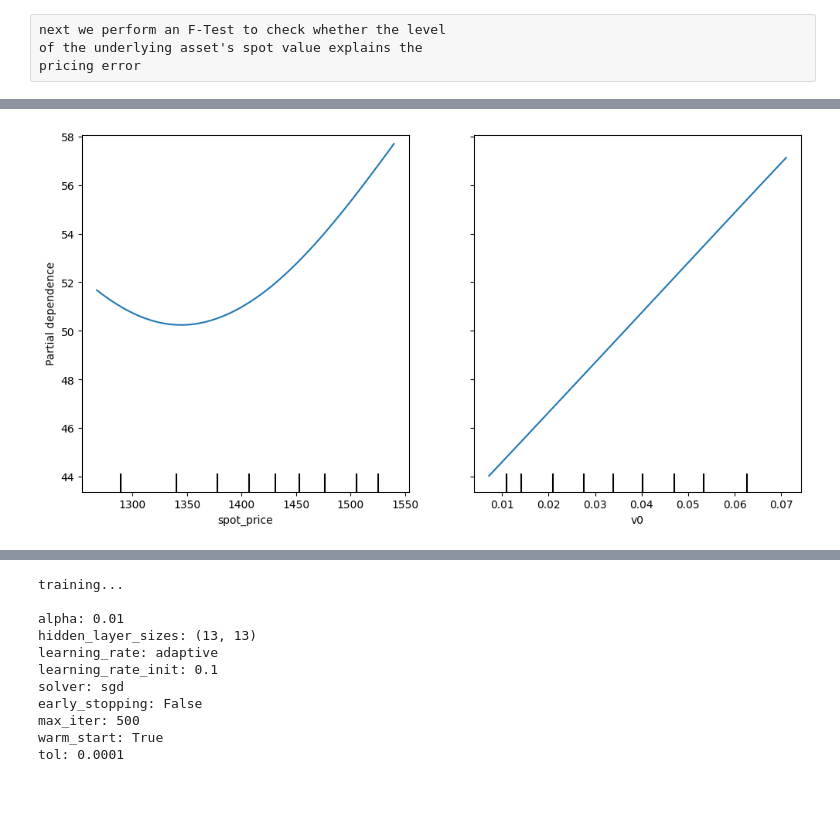
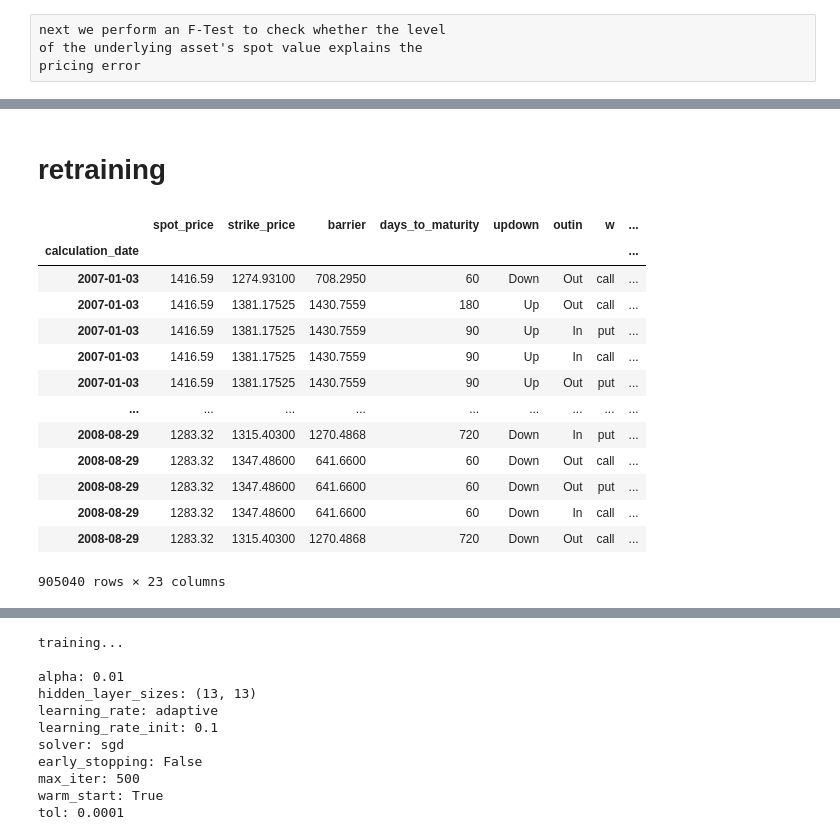
Before and after one commit to boomelage/machine-learning-option-pricing, a Jupyter notebook: trained_model_backtesting.ipynb, the cells around one changed output, grey strips where cells are left out. Cells and saved outputs as stored; diff of their text form; code cells hidden in the pictures; blank space fills up the shorter version.

```diff
--- a/trained_model_backtesting.ipynb
+++ b/trained_model_backtesting.ipynb
@@ -252,7 +296,19 @@ regression_data
-# %%
-from sklearn.inspection import partial_dependence,PartialDependenceDisplay
-part_disp_X = train_data[model_fit.feature_names_in_]
-fig, ax = plt.subplots(figsize=(12, 6))
-disp = PartialDependenceDisplay.from_estimator(model_fit, part_disp_X, ["spot_price", "v0"], ax=ax)
-# %% [output]
-[figure, removed]
+# %% [markdown]
+# retraining
+# %%
+train_data
+# %% [output]
+|  | spot_price | strike_price | barrier | days_to_maturity | updown | outin | w | ... |
+| calculation_date |  |  |  |  |  |  |  | ... |
+| 2007-01-03 | 1416.59 | 1274.93100 | 708.2950 | 60 | Down | Out | call | ... |
+| 2007-01-03 | 1416.59 | 1381.17525 | 1430.7559 | 180 | Up | Out | call | ... |
+| 2007-01-03 | 1416.59 | 1381.17525 | 1430.7559 | 90 | Up | In | put | ... |
+| 2007-01-03 | 1416.59 | 1381.17525 | 1430.7559 | 90 | Up | In | call | ... |
+| 2007-01-03 | 1416.59 | 1381.17525 | 1430.7559 | 90 | Up | Out | put | ... |
+| ... | ... | ... | ... | ... | ... | ... | ... | ... |
+| 2008-08-29 | 1283.32 | 1315.40300 | 1270.4868 | 720 | Down | In | put | ... |
+| 2008-08-29 | 1283.32 | 1347.48600 | 641.6600 | 60 | Down | Out | call | ... |
+| 2008-08-29 | 1283.32 | 1347.48600 | 641.6600 | 60 | Down | Out | put | ... |
+| 2008-08-29 | 1283.32 | 1347.48600 | 641.6600 | 60 | Down | In | call | ... |
+| 2008-08-29 | 1283.32 | 1315.40300 | 1270.4868 | 720 | Down | Out | call | ... |
+905040 rows × 23 columns
```
Also changed, not shown: parts of 19 cells of this notebook.
